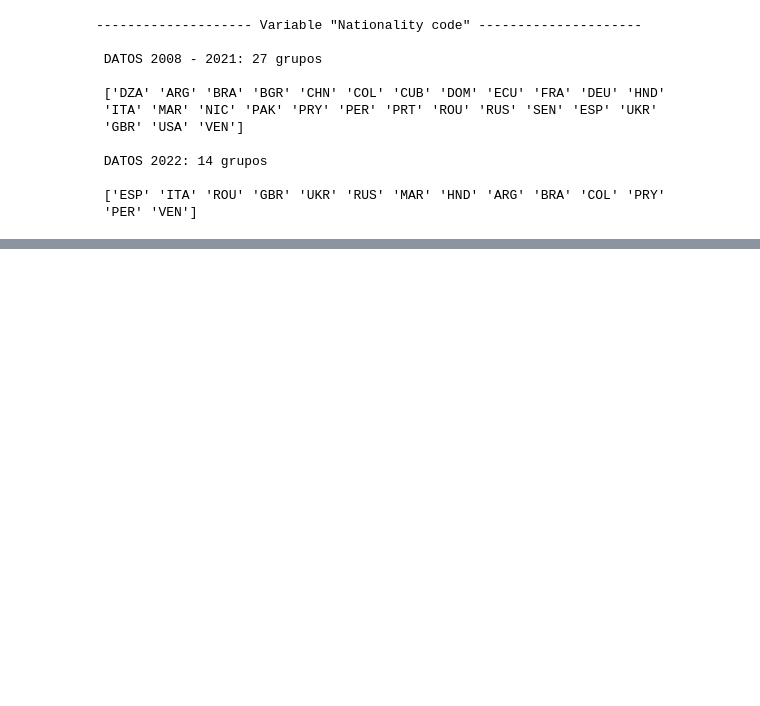
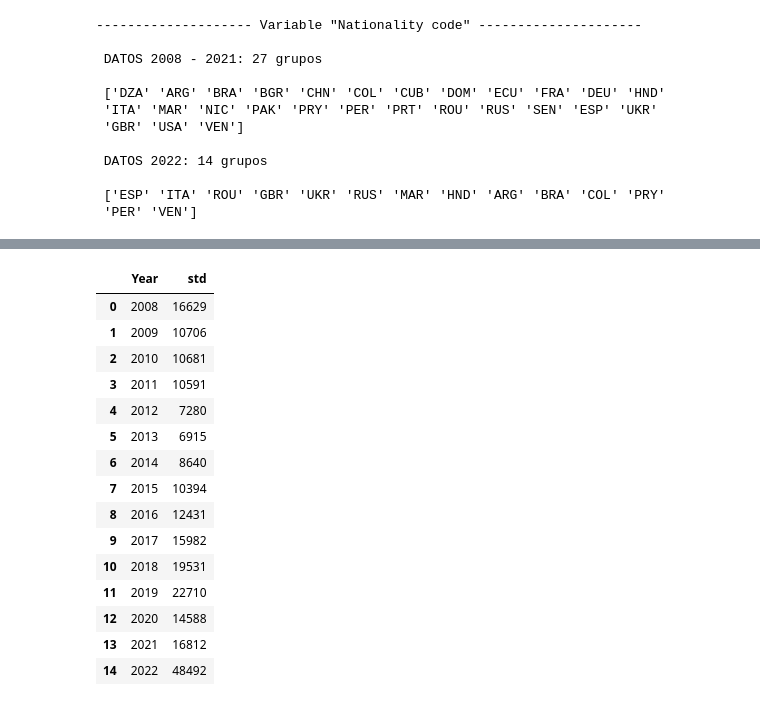
Before and after one commit to ERIDEZ/IFM_TMF, a Jupyter notebook: Notebooks y scripts/Trabajo archivo 24287.ipynb, the cells around one changed output, grey strips where cells are left out. Cells and saved outputs as stored; diff of their text form; code cells hidden in the pictures; blank space fills up the shorter version.

```diff
--- a/Notebooks y scripts/Trabajo archivo 24287.ipynb
+++ b/Notebooks y scripts/Trabajo archivo 24287.ipynb
@@ -789,0 +860,20 @@ stats_año_nacionalidad
+# %%
+# Estimar desviación estándar por año
+df[(df["Sex"] == "Both") & (df["Age group"] == "All")].groupby(["Year"])["Immigrant count"].agg(['std']).reset_index().astype(int)
+# %% [output]
+|  | Year | std |
+| 0 | 2008 | 16629 |
+| 1 | 2009 | 10706 |
+| 2 | 2010 | 10681 |
+| 3 | 2011 | 10591 |
+| 4 | 2012 | 7280 |
+| 5 | 2013 | 6915 |
+| 6 | 2014 | 8640 |
+| 7 | 2015 | 10394 |
+| 8 | 2016 | 12431 |
+| 9 | 2017 | 15982 |
+| 10 | 2018 | 19531 |
+| 11 | 2019 | 22710 |
+| 12 | 2020 | 14588 |
+| 13 | 2021 | 16812 |
+| 14 | 2022 | 48492 |
```
Also changed, not shown: parts of 71 cells of this notebook.
